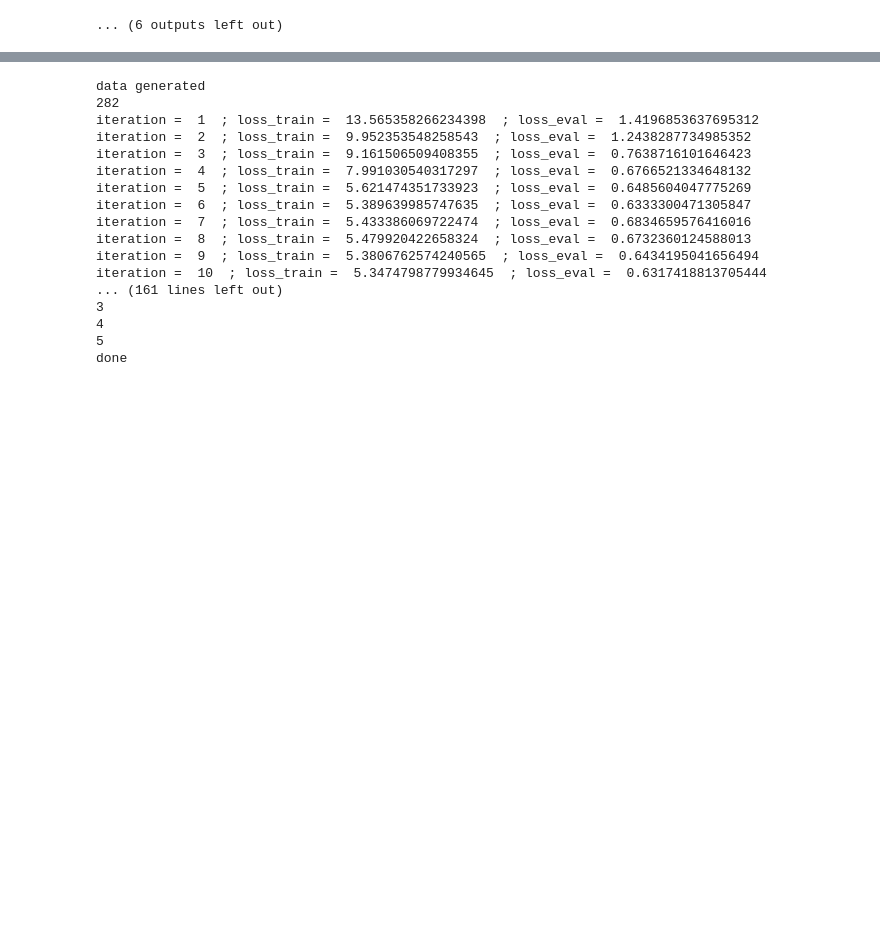
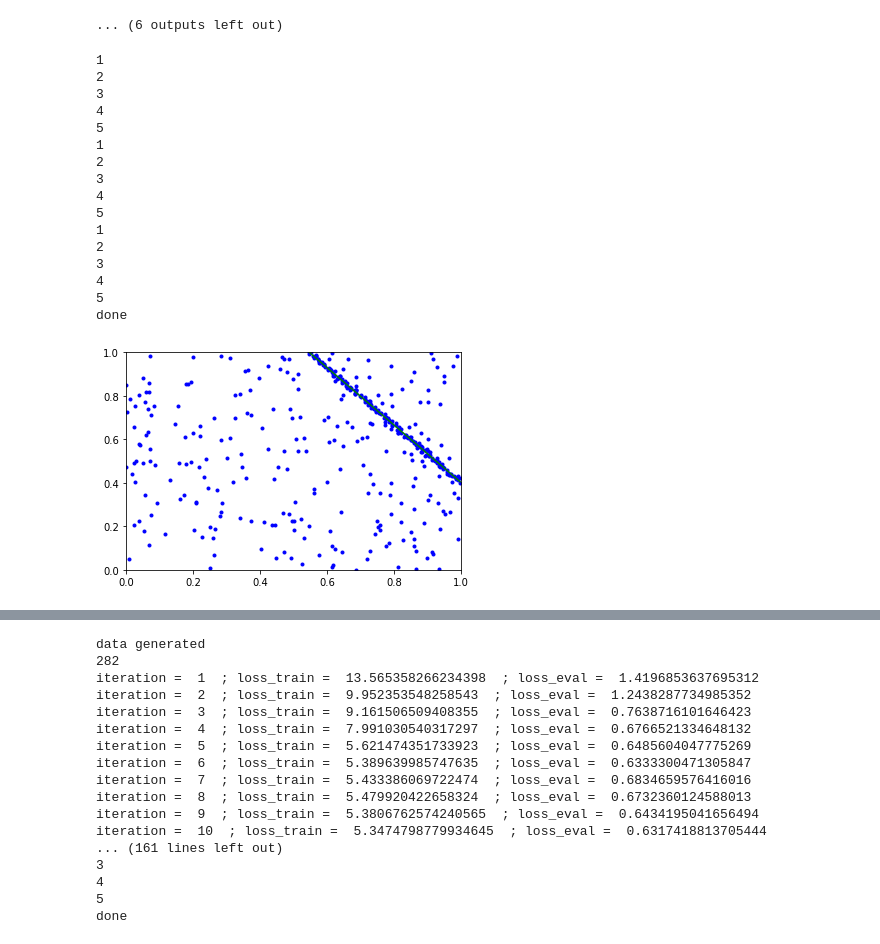
Before and after one commit to BereniceCourant/ImprRansac, a Jupyter notebook: Ransac+-Copy1.ipynb, the cells around one changed output, grey strips where cells are left out. Cells and saved outputs as stored; diff of their text form; code cells hidden in the pictures; blank space fills up the shorter version.

```diff
--- a/Ransac+-Copy1.ipynb
+++ b/Ransac+-Copy1.ipynb
@@ -1003,7 +1021,7 @@ def get_density(data, image, k, n_x, n_y):
     counter = 0
     n = len(data[0])
     for i in range(n):
-        (x, y) = (data[0][i], data[1][i])
+        (x, y) = (data[0][i]*image[0], data[1][i]*image[1])
         if x >= min_x and x <= max_x and y >= min_y and y <= max_y:
             counter += 1
     return counter/((max_x-min_x)*(max_y-min_y))
@@ -1238,3 +1253,23 @@ done
 [figure]
 [figure]
 ... (6 outputs left out)
+# %%
+compare_all(image_size, sigma_noise, model2, n_inliers=nbr_inliers2, n_outliers=nbr_outliers2, average=3)
+# %% [output]
+1
+2
+3
+4
+5
+1
+2
+3
+4
+5
+1
+2
+3
+4
+5
+done
+[figure, added]
```
Also changed, not shown: parts of 11 cells of this notebook, 1 other file.
